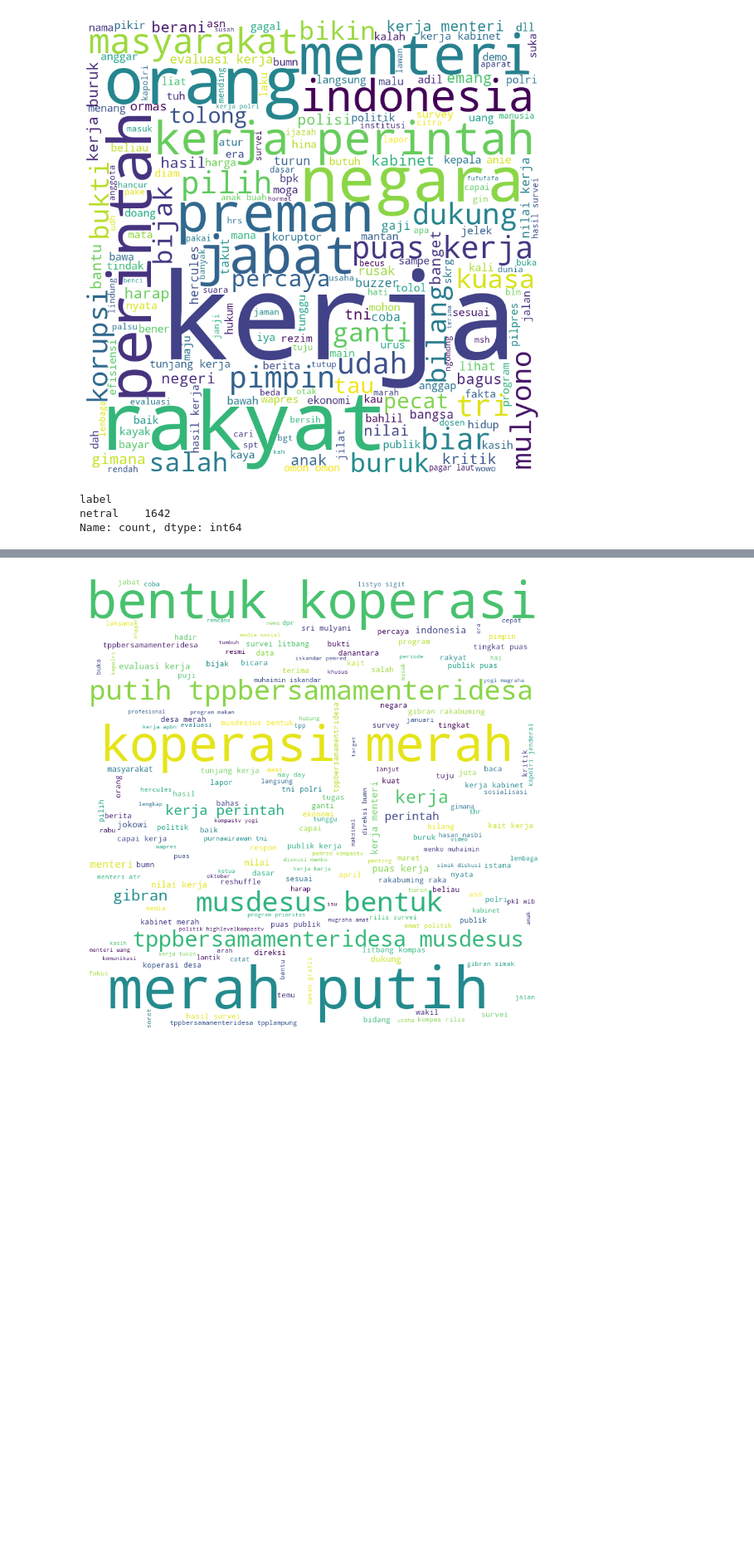
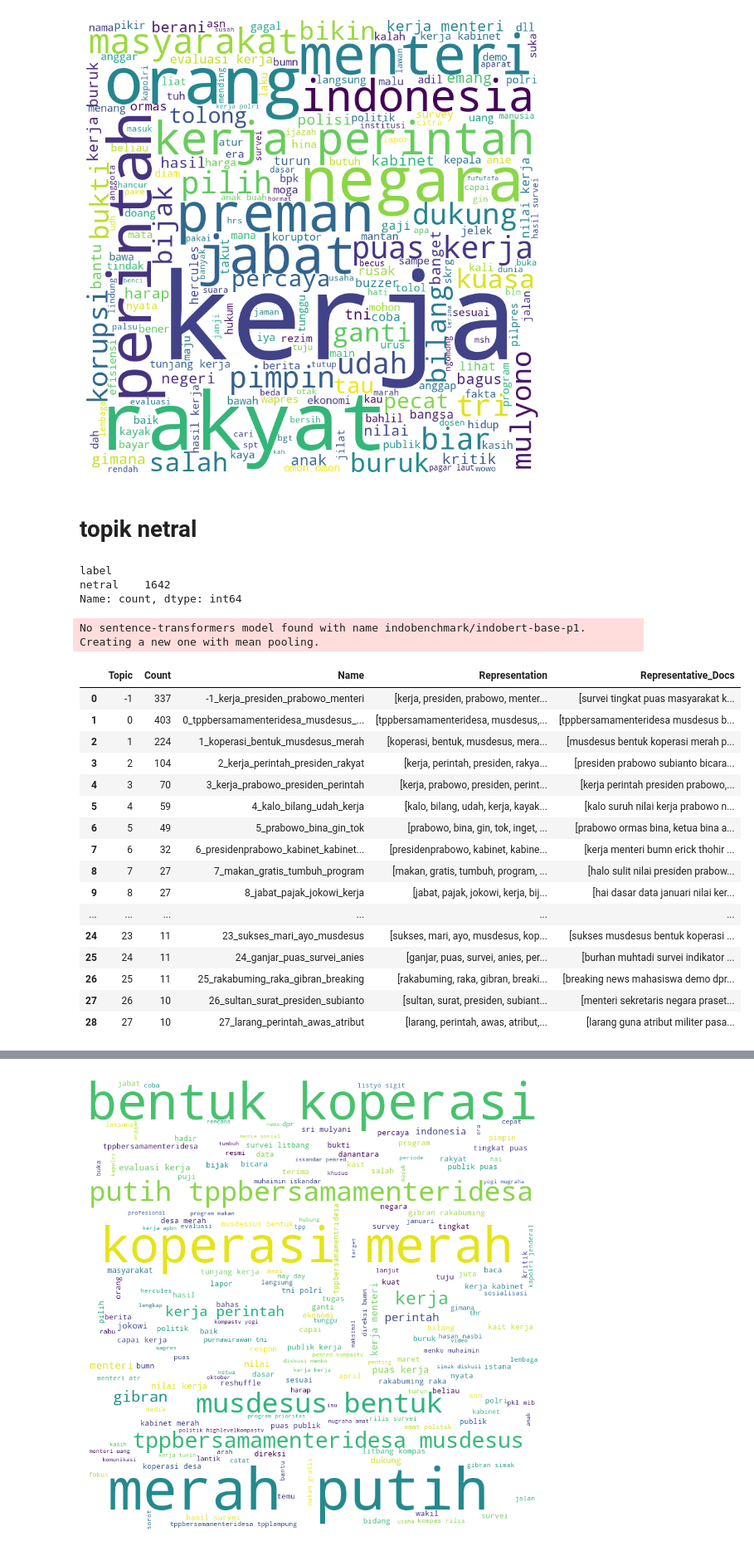
Before and after one commit to amongnikol/analisis_sentimen_prabowo, a Jupyter notebook: tren_topik.ipynb, the cells around one changed output, grey strips where cells are left out. Shown at 83% size. Cells and saved outputs as stored; diff of their text form; code cells hidden in the pictures; blank space fills up the shorter version.

```diff
--- a/tren_topik.ipynb
+++ b/tren_topik.ipynb
@@ -147,6 +309,8 @@ plt.tight_layout(pad = 0)
 plt.show()
 # %% [output]
 [figure]
+# %% [markdown]
+# topik netral
 # %%
 sentiment = df.copy()
 df_netral = sentiment[sentiment['label'] == 'netral']
@@ -155,3 +319,45 @@ df_netral['label'].value_counts()
 label
 netral    1642
 Name: count, dtype: int64
+# %%
+from bertopic import BERTopic
+from transformers import AutoModel, AutoTokenizer
+from sentence_transformers import SentenceTransformer
+from sklearn.feature_extraction.text import CountVectorizer
+
+# Load IndoBERT-based embedding model
+embedding_model = SentenceTransformer("indobenchmark/indobert-base-p1")
+
+vectorizer_model = CountVectorizer(ngram_range=(1, 3))
+
+# Create BERTopic model
+topic_model_netral = BERTopic(embedding_model=embedding_model, vectorizer_model=vectorizer_model, language="indonesian")
+
+# Fit the model
+topics, probs = topic_model_netral.fit_transform(df_netral['text_processed'])
+
+# Visualisasi topik
+topic_model_netral.visualize_topics()
+# %% [output]
+No sentence-transformers model found with name indobenchmark/indobert-base-p1. Creating a new one with mean pooling.
+# %%
+# topic_model_netral.reduce_topics(df_netral['text_processed'], nr_topics=5)
+topic_model_netral.get_topic_info()
+# %% [output]
+|  | Topic | Count | Name | Representation | Representative_Docs |
+| 0 | -1 | 337 | -1_kerja_presiden_prabowo_menteri | [kerja, presiden, prabowo, menter... | [survei tingkat puas masyarakat k... |
+| 1 | 0 | 403 | 0_tppbersamamenteridesa_musdesus_... | [tppbersamamenteridesa, musdesus,... | [tppbersamamenteridesa musdesus b... |
+| 2 | 1 | 224 | 1_koperasi_bentuk_musdesus_merah | [koperasi, bentuk, musdesus, mera... | [musdesus bentuk koperasi merah p... |
+| 3 | 2 | 104 | 2_kerja_perintah_presiden_rakyat | [kerja, perintah, presiden, rakya... | [presiden prabowo subianto bicara... |
+| 4 | 3 | 70 | 3_kerja_prabowo_presiden_perintah | [kerja, prabowo, presiden, perint... | [kerja perintah presiden prabowo,... |
+| 5 | 4 | 59 | 4_kalo_bilang_udah_kerja | [kalo, bilang, udah, kerja, kayak... | [kalo suruh nilai kerja prabowo n... |
+| 6 | 5 | 49 | 5_prabowo_bina_gin_tok | [prabowo, bina, gin, tok, inget, ... | [prabowo ormas bina, ketua bina a... |
+| 7 | 6 | 32 | 6_presidenprabowo_kabinet_kabinet... | [presidenprabowo, kabinet, kabine... | [kerja menteri bumn erick thohir ... |
+| 8 | 7 | 27 | 7_makan_gratis_tumbuh_program | [makan, gratis, tumbuh, program, ... | [halo sulit nilai presiden prabow... |
+| 9 | 8 | 27 | 8_jabat_pajak_jokowi_kerja | [jabat, pajak, jokowi, kerja, bij... | [hai dasar data januari nilai ker... |
+| ... | ... | ... | ... | ... | ... |
+| 24 | 23 | 11 | 23_sukses_mari_ayo_musdesus | [sukses, mari, ayo, musdesus, kop... | [sukses musdesus bentuk koperasi ... |
+| 25 | 24 | 11 | 24_ganjar_puas_survei_anies | [ganjar, puas, survei, anies, per... | [burhan muhtadi survei indikator ... |
+| 26 | 25 | 11 | 25_rakabuming_raka_gibran_breaking | [rakabuming, raka, gibran, breaki... | [breaking news mahasiswa demo dpr... |
+| 27 | 26 | 10 | 26_sultan_surat_presiden_subianto | [sultan, surat, presiden, subiant... | [menteri sekretaris negara praset... |
+| 28 | 27 | 10 | 27_larang_perintah_awas_atribut | [larang, perintah, awas, atribut,... | [larang guna atribut militer pasa... |
```
Also changed, not shown: parts of 21 cells of this notebook, 4 other files.
